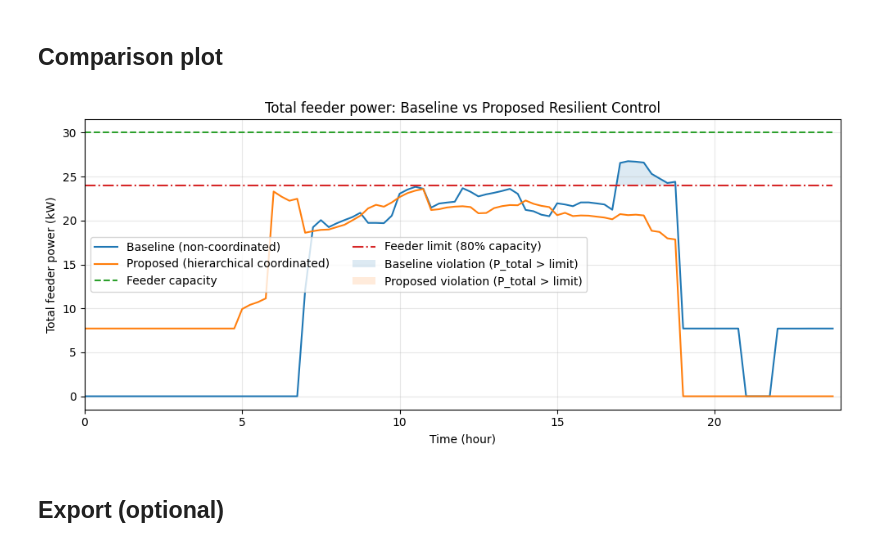
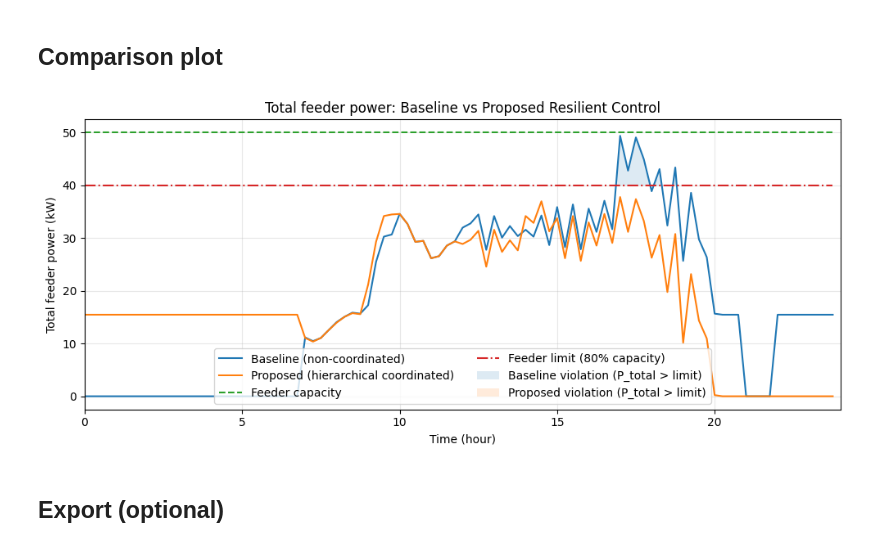
Before and after one commit to GuowenLi-PhD/multi-building-resilient-control, a Jupyter notebook: connected_AB_schedule/results/hierarchical_postprocess.ipynb, the cells around one changed output. Saved outputs shown, nothing was run; the diff lists cells and outputs as text; code cells hidden in the pictures.

```diff
--- a/connected_AB_schedule/results/hierarchical_postprocess.ipynb
+++ b/connected_AB_schedule/results/hierarchical_postprocess.ipynb
@@ -23,8 +96,16 @@ import numpy as np
 import matplotlib.pyplot as plt
 from pathlib import Path
 
-baseline_path = Path(r"scenario1_metrics_20260102_090125.csv")
-proposed_path = Path(r"scenario2_metrics_20260102_090125.csv")
+# baseline_path = Path(r"scenario1_metrics_20260102_090125.csv")
+# proposed_path = Path(r"scenario2_metrics_20260102_090125.csv")
+
+# baseline_path = Path(r"scenario1_metrics_20260121_203408.csv")
+# proposed_path = Path(r"scenario2_metrics_20260121_203408.csv")
+
+baseline_path = Path(r"scenario1_metrics_20260121_210859.csv")
+proposed_path = Path(r"scenario2_metrics_20260121_210859.csv")
+
+
 
 df_base = pd.read_csv(baseline_path)
 df_prop = pd.read_csv(proposed_path)
@@ -320,8 +402,8 @@ import matplotlib.pyplot as plt
 import pandas as pd
 
 # Assumes you already have:
-baseline_df  = pd.read_csv("scenario1_metrics_20260102_090125.csv")
-proposed_df  = pd.read_csv("scenario2_metrics_20260102_090125.csv")
+baseline_df  = df_base
+proposed_df  = df_prop
 
 # --- X axis (hours 0–24) ---
 x1 = baseline_df["sim_hours"].to_numpy()
@@ -346,34 +428,34 @@ ax.plot(x2, p2, label="Proposed (hierarchical coordinated)")
 
 # Capacity + limit lines
 ax.plot(x1, cap, linestyle="--", label="Feeder capacity")
 ax.plot(x1, lim, linestyle="-.", label="Feeder limit (80% capacity)")
 
 # Optional: highlight violation periods for each scenario (transparent shading)
 # Baseline violations
 mask1 = p1 > lim
 ax.fill_between(x1, lim, p1, where=mask1, alpha=0.15, interpolate=True,
                 label="Baseline violation (P_total > limit)")
 # Proposed violations
 # (use the limit defined on baseline timeline; assumes same time grid)
 mask2 = p2 > lim
 ax.fill_between(x2, lim, p2, where=mask2, alpha=0.15, interpolate=True,
                 label="Proposed violation (P_total > limit)")
 
 ax.set_xlim(0, 24)
 ax.set_xlabel("Time (hour)")
 ax.set_ylabel("Total feeder power (kW)")
 ax.set_title("Total feeder power: Baseline vs Proposed Resilient Control")
 ax.grid(True, alpha=0.3)
 
 # De-duplicate legend entries (fill_between can add duplicates)
 handles, labels = ax.get_legend_handles_labels()
 uniq = dict(zip(labels, handles))
 ax.legend(uniq.values(), uniq.keys(), loc="best", ncol=2, frameon=True)
 
 plt.tight_layout()
 plt.show()
 # %% [output]
-[figure, old version]
+[figure, new version]
 # %% [markdown]
 ## Export (optional)
 # %%
```
Also changed, not shown: parts of 8 cells of this notebook, 20 other files.
